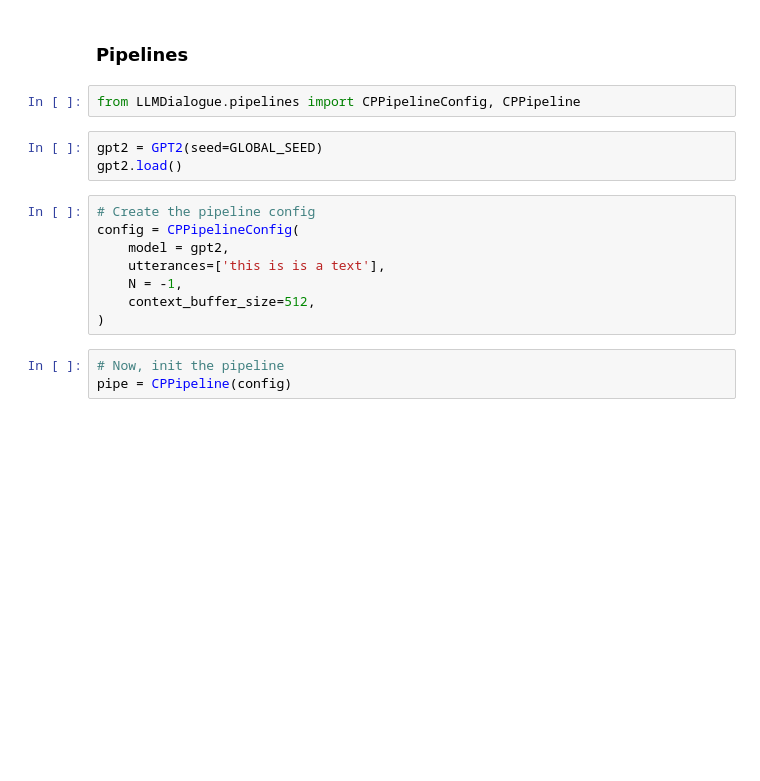
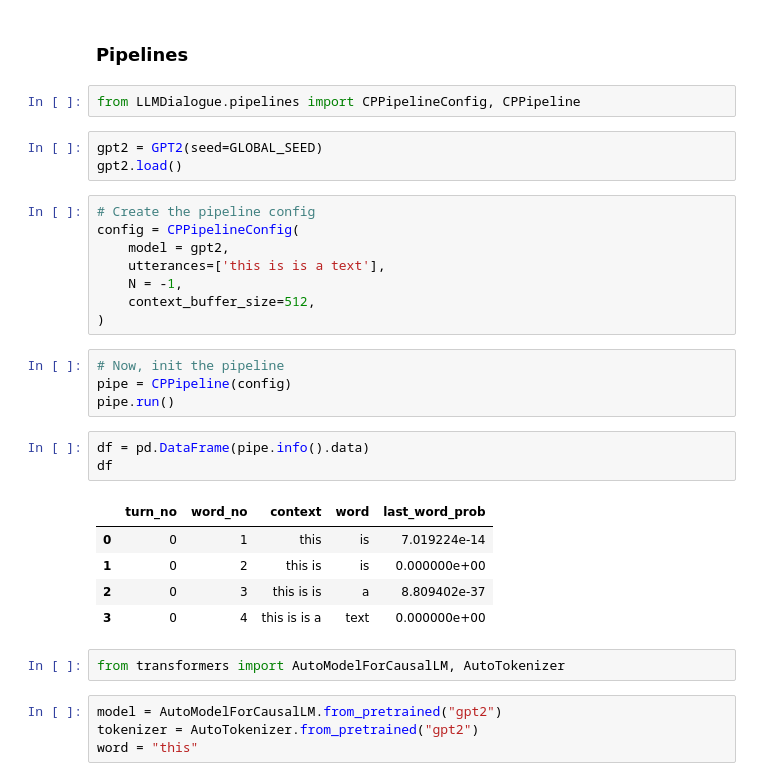
Before and after one commit to mumair01/GPT-Monologue-to-Dialogue, a Jupyter notebook: notebooks/1.0-POC.ipynb, the cells around one changed output. Cells and saved outputs as stored; diff of their text form; blank space fills up the shorter version.

```diff
--- a/notebooks/1.0-POC.ipynb
+++ b/notebooks/1.0-POC.ipynb
@@ -534,3 +458,19 @@ config = CPPipelineConfig(
 # %%
 # Now, init the pipeline
 pipe = CPPipeline(config)
+pipe.run()
+# %%
+df = pd.DataFrame(pipe.info().data)
+df
+# %% [output]
+|  | turn_no | word_no | context | word | last_word_prob |
+| 0 | 0 | 1 | this | is | 7.019224e-14 |
+| 1 | 0 | 2 | this is | is | 0.000000e+00 |
+| 2 | 0 | 3 | this is is | a | 8.809402e-37 |
+| 3 | 0 | 4 | this is is a | text | 0.000000e+00 |
+# %%
+from transformers import AutoModelForCausalLM, AutoTokenizer
+# %%
+model = AutoModelForCausalLM.from_pretrained("gpt2")
+tokenizer = AutoTokenizer.from_pretrained("gpt2")
+word = "this"
```
Also changed, not shown: parts of 43 cells of this notebook, 43 other files.
